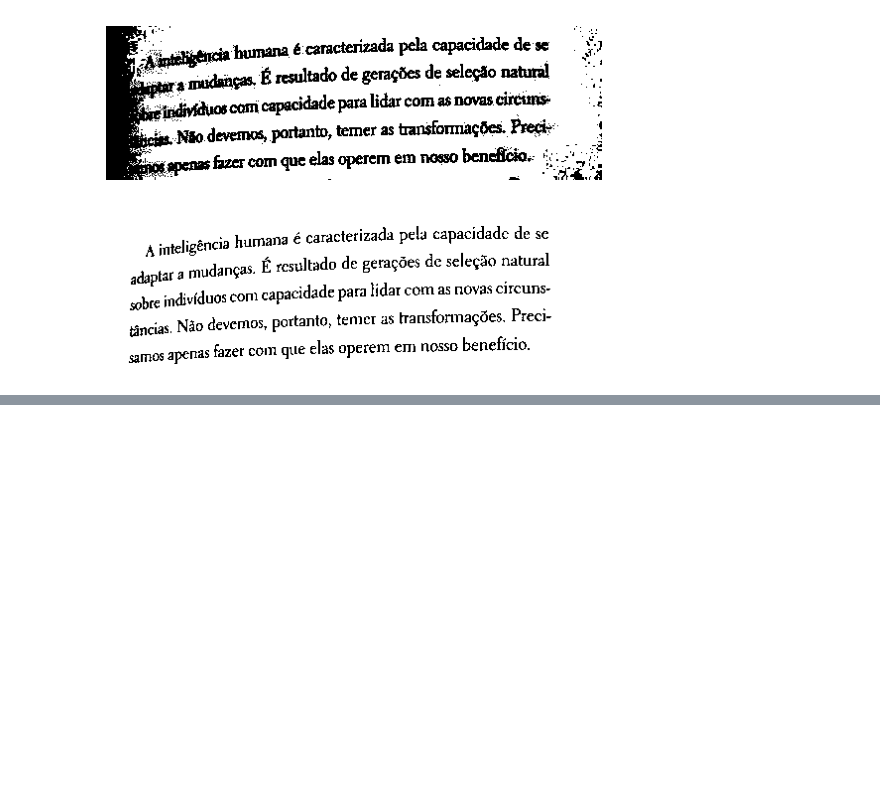
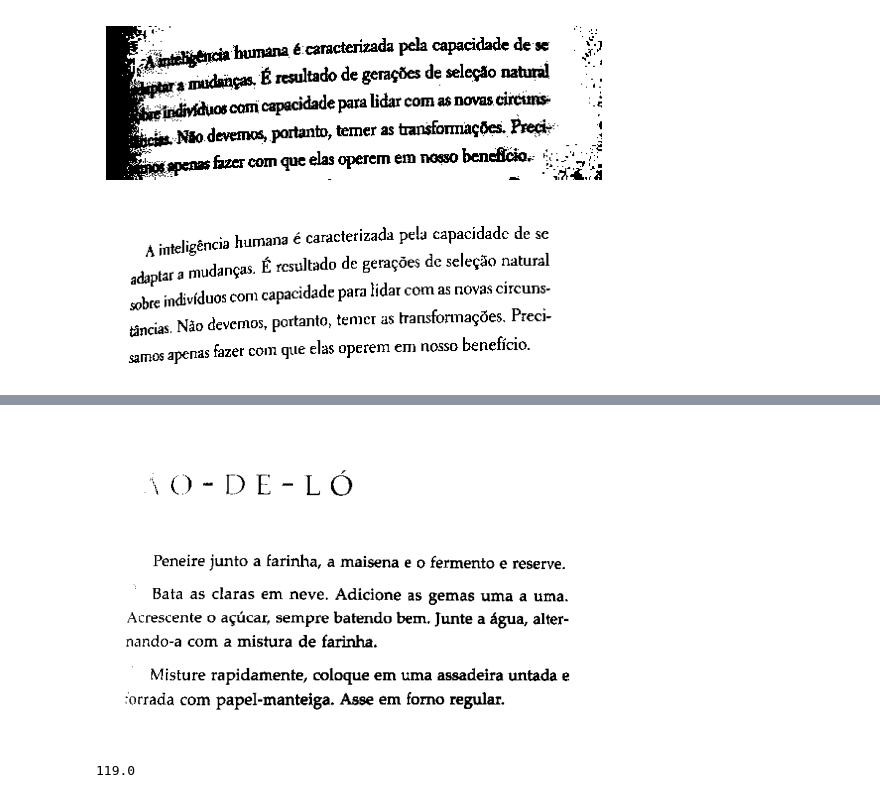
Before and after one commit to sonsungjong/python, a Jupyter notebook: OCR/OCR preprocessing.ipynb, the cells around one changed output, grey strips where cells are left out. Cells and saved outputs as stored; diff of their text form; code cells hidden in the pictures; blank space fills up the shorter version.

```diff
--- a/OCR/OCR preprocessing.ipynb
+++ b/OCR/OCR preprocessing.ipynb
@@ -93,0 +121,12 @@ plt.show()
+# %%
+# Otsu method 사용
+value, otsu = cv2.threshold(gray, 0, 255, cv2.THRESH_BINARY | cv2.THRESH_OTSU)
+
+plt.imshow(otsu, cmap='gray')
+plt.axis('off')
+plt.show()
+
+print(value)            # 자동 찾기
+# %% [output]
+[figure, added]
+119.0
```
Also changed, not shown: parts of 16 cells of this notebook.
